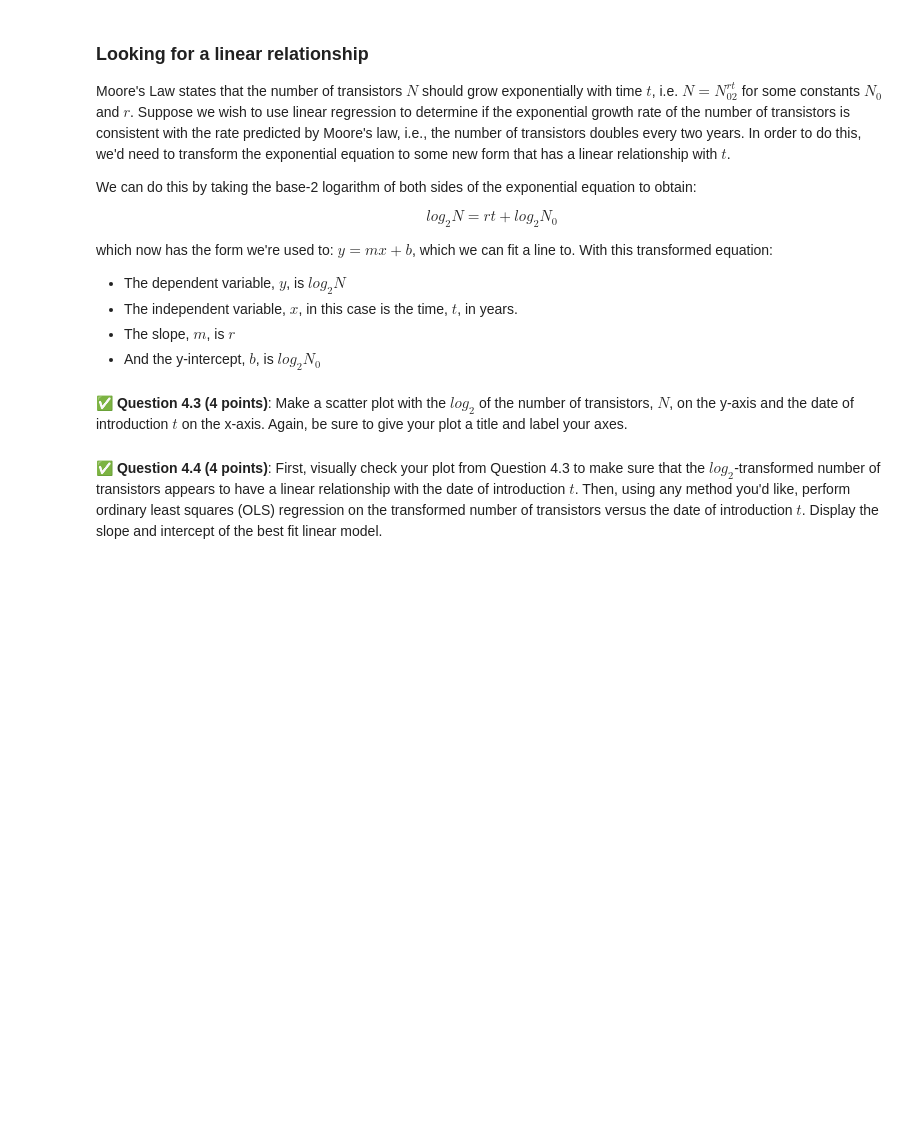
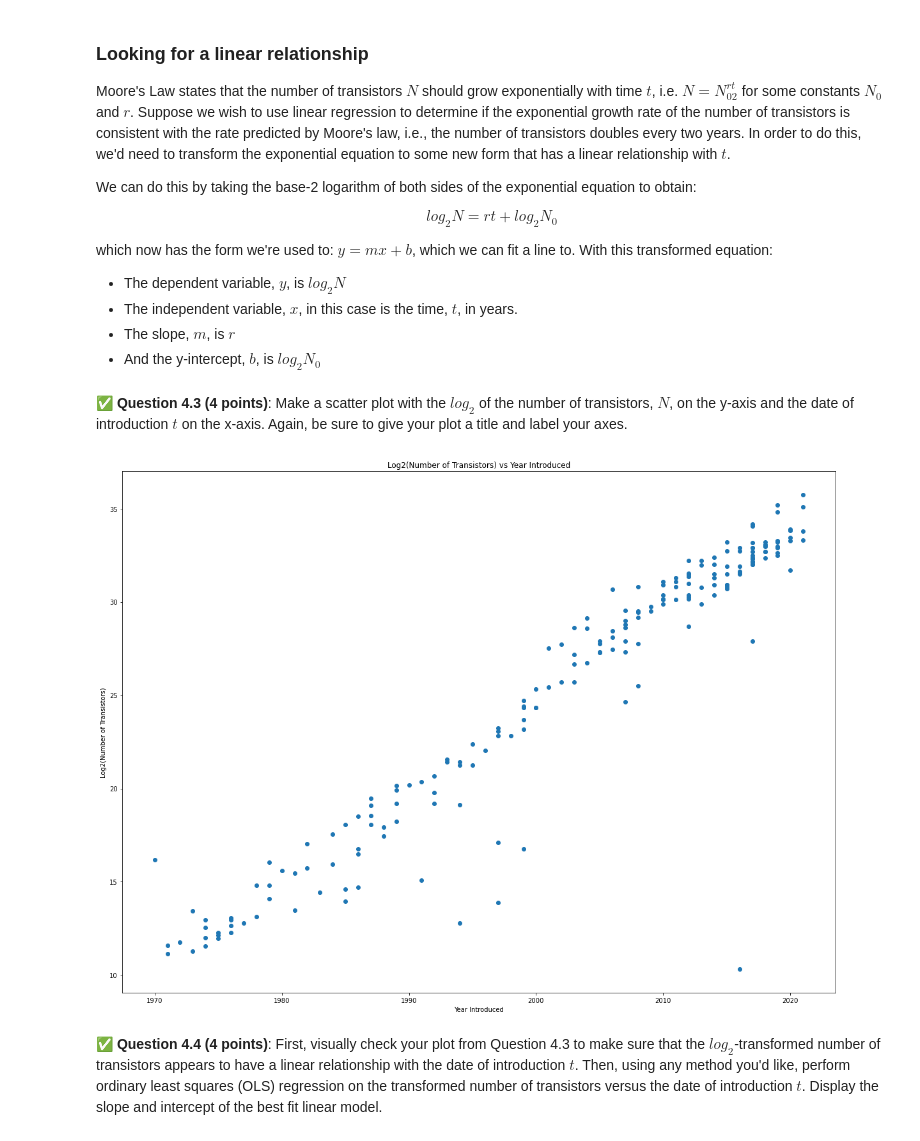
Before and after one commit to zimbot13/cmse202-f21-turnin, a Jupyter notebook: hw-04/HW-04_graph_regression-STUDENT.ipynb, the cells around one changed output. Saved outputs shown, nothing was run; the diff lists cells and outputs as text; code cells hidden in the pictures; blank space fills up the shorter version.

```diff
--- a/hw-04/HW-04_graph_regression-STUDENT.ipynb
+++ b/hw-04/HW-04_graph_regression-STUDENT.ipynb
@@ -298,2 +329,17 @@ which now has the form we're used to: $y = mx + b$, which we can fit a line to.
+# %%
+# Put your code for Question 4.3 here
+import numpy as np
+
+N = micro["Number of Transistors"].to_numpy()
+logN = np.log2(N)
+d = micro['Date of Introduction'].to_numpy()
+plt.figure(figsize=[20,15])
+plt.scatter(d,logN)
+plt.title('Log2(Number of Transistors) vs Year Introduced')
+plt.xlabel('Year Introduced')
+plt.ylabel('Log2(Number of Transistors)')
+plt.show()
+# %% [output]
+[figure, added]
 # %% [markdown]
 &#9989; **Question 4.4 (4 points)**: First, visually check your plot from Question 4.3 to make sure that the $log_2$-transformed number of transistors appears to have a linear relationship with the date of introduction $t$. Then, using any method you'd like, perform ordinary least squares (OLS) regression on the transformed number of transistors versus the date of introduction $t$. Display the slope and intercept of the best fit linear model.
```
Also changed, not shown: parts of 14 cells of this notebook.
